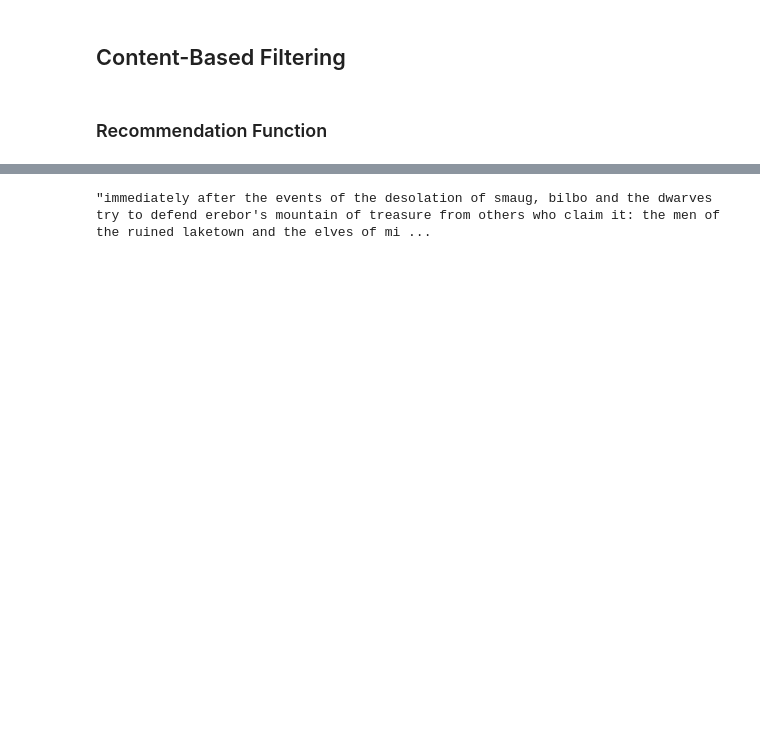
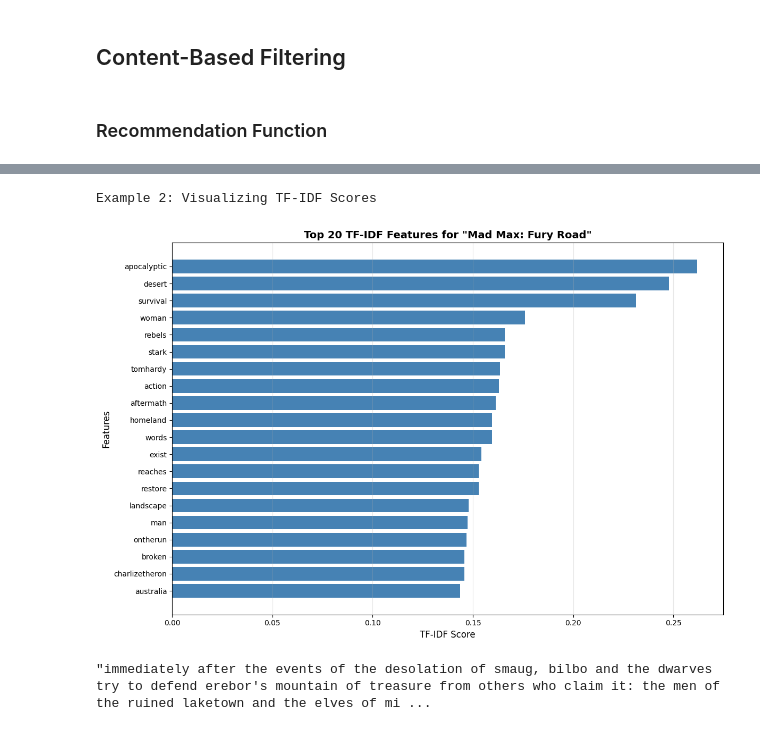
Before and after one commit to rohankarmacharya/SujhavMitra, a Jupyter notebook: SujhavMitra-backend/notebooks/movie-recommender.ipynb, the cells around one changed output, grey strips where cells are left out. Saved outputs shown, nothing was run; the diff lists cells and outputs as text; code cells hidden in the pictures; blank space fills up the shorter version.

Commit message:
show tfidf score vector for movies

```diff
--- a/SujhavMitra-backend/notebooks/movie-recommender.ipynb
+++ b/SujhavMitra-backend/notebooks/movie-recommender.ipynb
@@ -306,6 +307,9 @@ vectors = vectorizer.fit_transform(new_movies_list['tags']).toarray()
 # %%
 # Similarity matrix
 similarity = cosine_similarity(vectors)
+# %%
+# Get feature names (words)
+feature_names = vectorizer.get_feature_names_out()
 # %% [markdown]
 ### Recommendation Function
 # %%
@@ -330,3 +368,32 @@ def recommend(movie_title):
+# %%
+def visualize_tfidf(movie_title, top_n=20):
+    """
+    Visualize top TF-IDF scores for a movie
+    """
+    try:
+        idx = new_movies_list[new_movies_list['title'] == movie_title].index[0]
+    except IndexError:
+        print(f"Movie '{movie_title}' not found in dataset.")
+        return
+
+    movie_vector = vectors[idx]
+    non_zero_indices = np.where(movie_vector > 0)[0]
+    tfidf_scores = [(feature_names[i], movie_vector[i]) for i in non_zero_indices]
+    tfidf_scores_sorted = sorted(tfidf_scores, key=lambda x: x[1], reverse=True)[:top_n]
+
+    words = [x[0] for x in tfidf_scores_sorted]
+    scores = [x[1] for x in tfidf_scores_sorted]
+
+    plt.figure(figsize=(12, 8))
+    plt.barh(range(len(words)), scores, color='steelblue')
+    plt.yticks(range(len(words)), words)
+    plt.xlabel('TF-IDF Score', fontsize=12)
+    plt.ylabel('Features', fontsize=12)
+    plt.title(f'Top {top_n} TF-IDF Features for "{movie_title}"', fontsize=14, fontweight='bold')
+    plt.gca().invert_yaxis()
+    plt.tight_layout()
+    plt.grid(axis='x', alpha=0.3)
+    plt.show()
 # %%
 new_movies_list.head(20)
 # %% [output]
@@ -363,3 +468,9 @@ recommend("Mad Max: Fury Road")
+# %%
+print("\n\nExample 2: Visualizing TF-IDF Scores")
+visualize_tfidf("Mad Max: Fury Road", top_n=20)
+# %% [output]
+Example 2: Visualizing TF-IDF Scores
+[figure, added]
 # %%
 new_movies_list.iloc[19].tags
 # %% [output]
```
Also changed, not shown: parts of 12 cells of this notebook, 7 other files.
